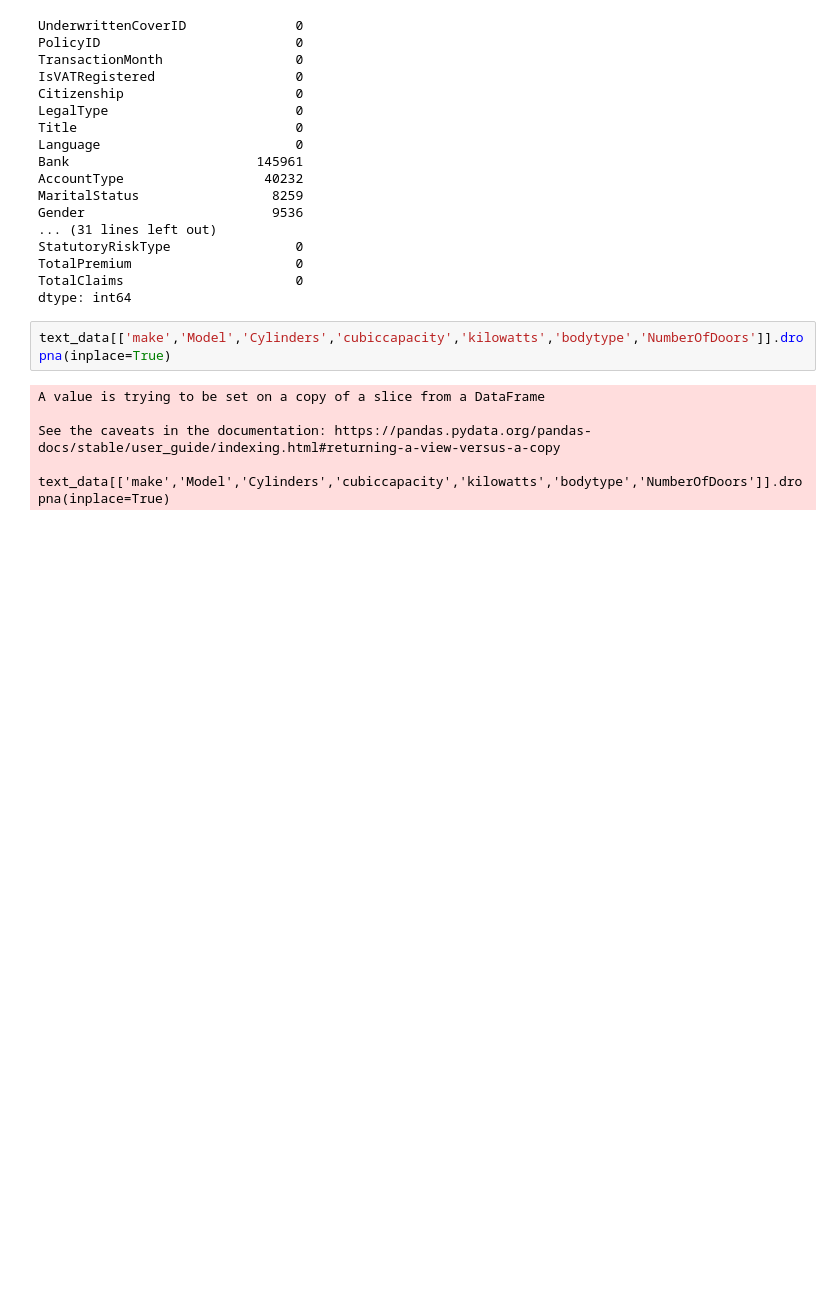
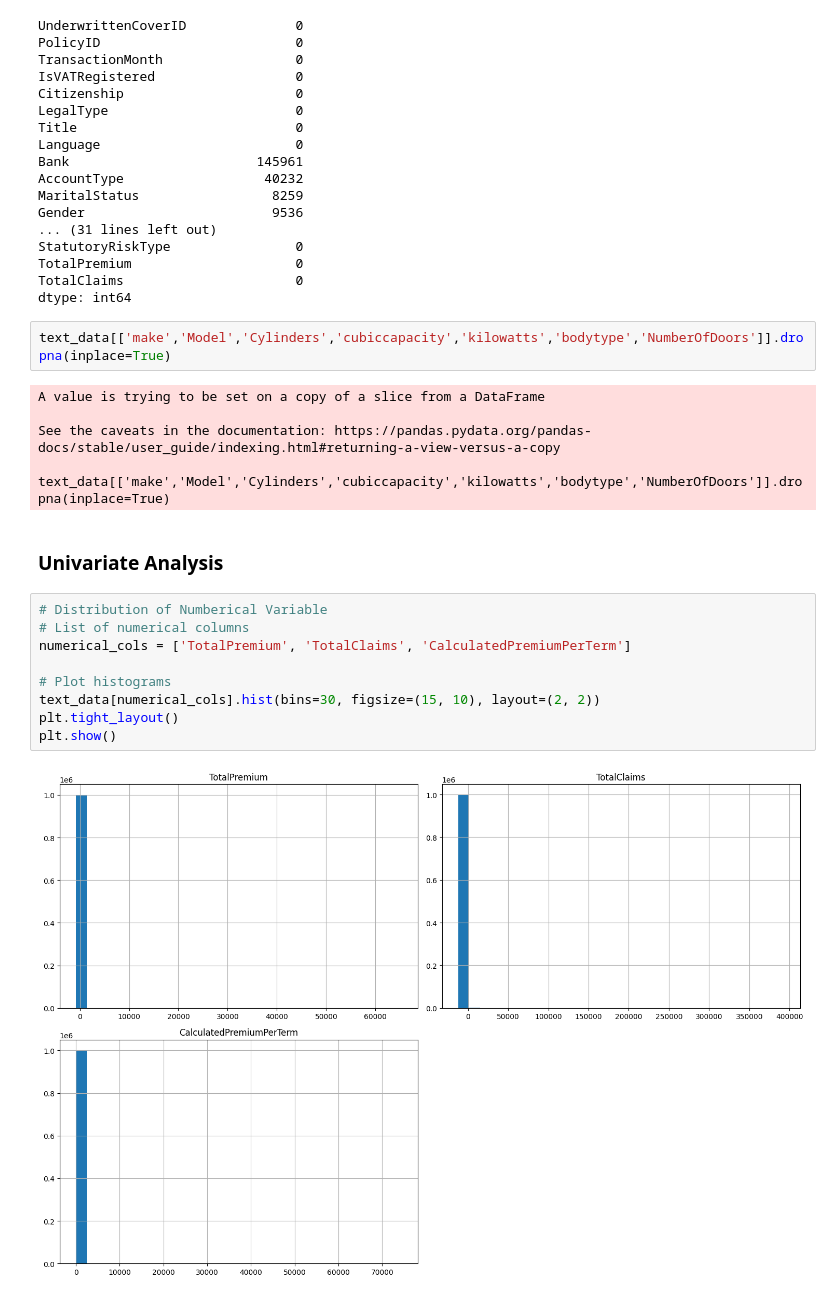
Before and after one commit to EstifanosTeklay/ACISInsuranceAnalytics, a Jupyter notebook: notebooks/ACISEda.ipynb, the cells around one changed output. Drawn from its saved outputs; the diff is of its cells as text; blank space fills up the shorter version.

Commit message:
univariate Analysis

```diff
--- a/notebooks/ACISEda.ipynb
+++ b/notebooks/ACISEda.ipynb
@@ -185,3 +187,16 @@ A value is trying to be set on a copy of a slice from a DataFrame
 
 See the caveats in the documentation: https://pandas.pydata.org/pandas-docs/stable/user_guide/indexing.html#returning-a-view-versus-a-copy
   text_data[['make','Model','Cylinders','cubiccapacity','kilowatts','bodytype','NumberOfDoors']].dropna(inplace=True)
+# %% [markdown]
+###  Univariate Analysis
+# %%
+# Distribution of Numberical Variable
+# List of numerical columns
+numerical_cols = ['TotalPremium', 'TotalClaims', 'CalculatedPremiumPerTerm']
+
+# Plot histograms
+text_data[numerical_cols].hist(bins=30, figsize=(15, 10), layout=(2, 2))
+plt.tight_layout()
+plt.show()
+# %% [output]
+[figure, added]
```
Also changed, not shown: parts of 2 cells of this notebook.
